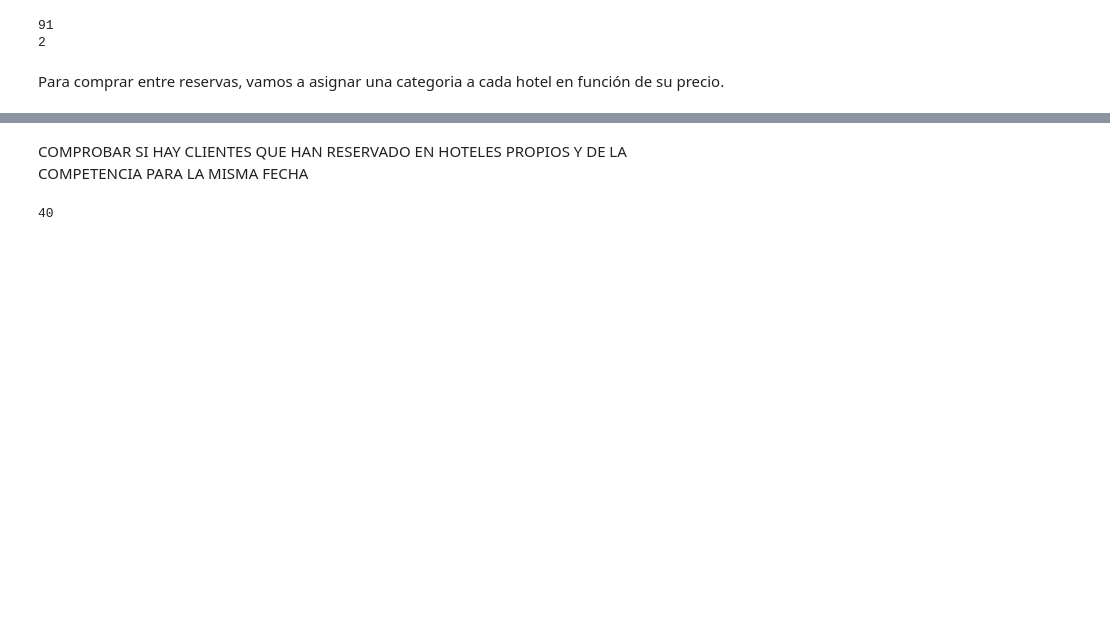
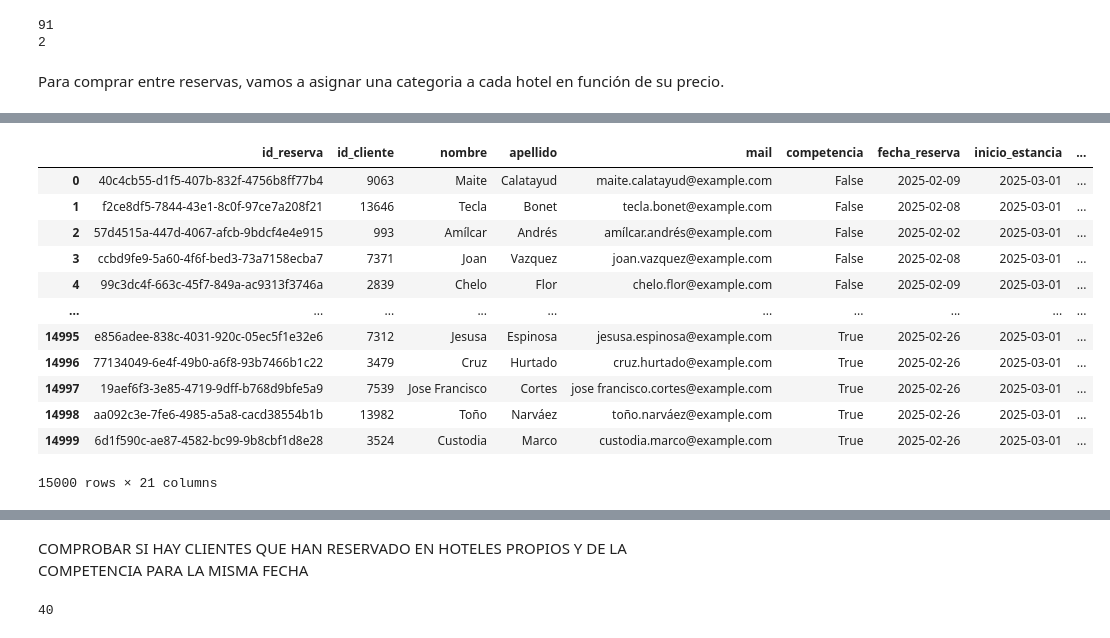
Before and after one commit to Vic4s/ETL_Hoteles, a Jupyter notebook: notebook_limpio/final_limpio.ipynb, the cells around one changed output, grey strips where cells are left out. Saved outputs shown, nothing was run; the diff lists cells and outputs as text; code cells hidden in the pictures; blank space fills up the shorter version.

Commit message:
Cambios Probab. Cancelacion

```diff
--- a/notebook_limpio/final_limpio.ipynb
+++ b/notebook_limpio/final_limpio.ipynb
@@ -196,0 +273,2 @@ Para comprar entre reservas, vamos a asignar una categoria a cada hotel en funci
+# %%
+df_final = df_final.merge(precio_hoteles[["nombre_hotel", "categoria_hotel"]], on="nombre_hotel", how="left")
@@ -203,0 +340,45 @@ df_clientes_triple_reservas
+# %%
+# df_final.drop(columns = "Probabilidad_Cancelacion", inplace = True)
+
+
+def probabilidad_cancelacion(row):
+
+    if row["Tipo_Reserva"] == "Igual":
+        return "Baja"
+
+
+    if row["precio_noche"] == 0 or pd.isna(row["precio_noche"]) or pd.isna(row["gasto_medio_cliente_simulado"]):
+        return "Desconocida"
+
+    # Calcular qué tan caro o barato es el hotel en comparación con lo que el cliente suele gastar
+    dif = abs((row["precio_noche"] - row["gasto_medio_cliente_simulado"]) / row["gasto_medio_cliente_simulado"]) * 100 # Usamos abs para convertir todos los valores a positivos y evitar evaluar también los rangos negativos en los if-else
+
+
+    if 0 <= dif <= 15:
+        return "Baja"
+    elif 15 < dif <= 30:
+        return "Moderada"
+    elif 30 < dif <= 50:
+        return "Alta"
+    else:
+        return "Muy Alta"
+
+
+df_final["Probabilidad_Cancelacion"] = df_final.apply(probabilidad_cancelacion, axis=1)
+# %%
+
+df_final
+# %% [output]
+|  | id_reserva | id_cliente | nombre | apellido | mail | competencia | fecha_reserva | inicio_estancia | ... |
+| 0 | 40c4cb55-d1f5-407b-832f-4756b8ff77b4 | 9063 | Maite | Calatayud | maite.calatayud@example.com | False | 2025-02-09 | 2025-03-01 | ... |
+| 1 | f2ce8df5-7844-43e1-8c0f-97ce7a208f21 | 13646 | Tecla | Bonet | tecla.bonet@example.com | False | 2025-02-08 | 2025-03-01 | ... |
+| 2 | 57d4515a-447d-4067-afcb-9bdcf4e4e915 | 993 | Amílcar | Andrés | amílcar.andrés@example.com | False | 2025-02-02 | 2025-03-01 | ... |
+| 3 | ccbd9fe9-5a60-4f6f-bed3-73a7158ecba7 | 7371 | Joan | Vazquez | joan.vazquez@example.com | False | 2025-02-08 | 2025-03-01 | ... |
+| 4 | 99c3dc4f-663c-45f7-849a-ac9313f3746a | 2839 | Chelo | Flor | chelo.flor@example.com | False | 2025-02-09 | 2025-03-01 | ... |
+| ... | ... | ... | ... | ... | ... | ... | ... | ... | ... |
+| 14995 | e856adee-838c-4031-920c-05ec5f1e32e6 | 7312 | Jesusa | Espinosa | jesusa.espinosa@example.com | True | 2025-02-26 | 2025-03-01 | ... |
+| 14996 | 77134049-6e4f-49b0-a6f8-93b7466b1c22 | 3479 | Cruz | Hurtado | cruz.hurtado@example.com | True | 2025-02-26 | 2025-03-01 | ... |
+| 14997 | 19aef6f3-3e85-4719-9dff-b768d9bfe5a9 | 7539 | Jose Francisco | Cortes | jose francisco.cortes@example.com | True | 2025-02-26 | 2025-03-01 | ... |
+| 14998 | aa092c3e-7fe6-4985-a5a8-cacd38554b1b | 13982 | Toño | Narváez | toño.narváez@example.com | True | 2025-02-26 | 2025-03-01 | ... |
+| 14999 | 6d1f590c-ae87-4582-bc99-9b8cbf1d8e28 | 3524 | Custodia | Marco | custodia.marco@example.com | True | 2025-02-26 | 2025-03-01 | ... |
+15000 rows × 21 columns
```
Also changed, not shown: parts of 21 cells of this notebook, 1 other file.
